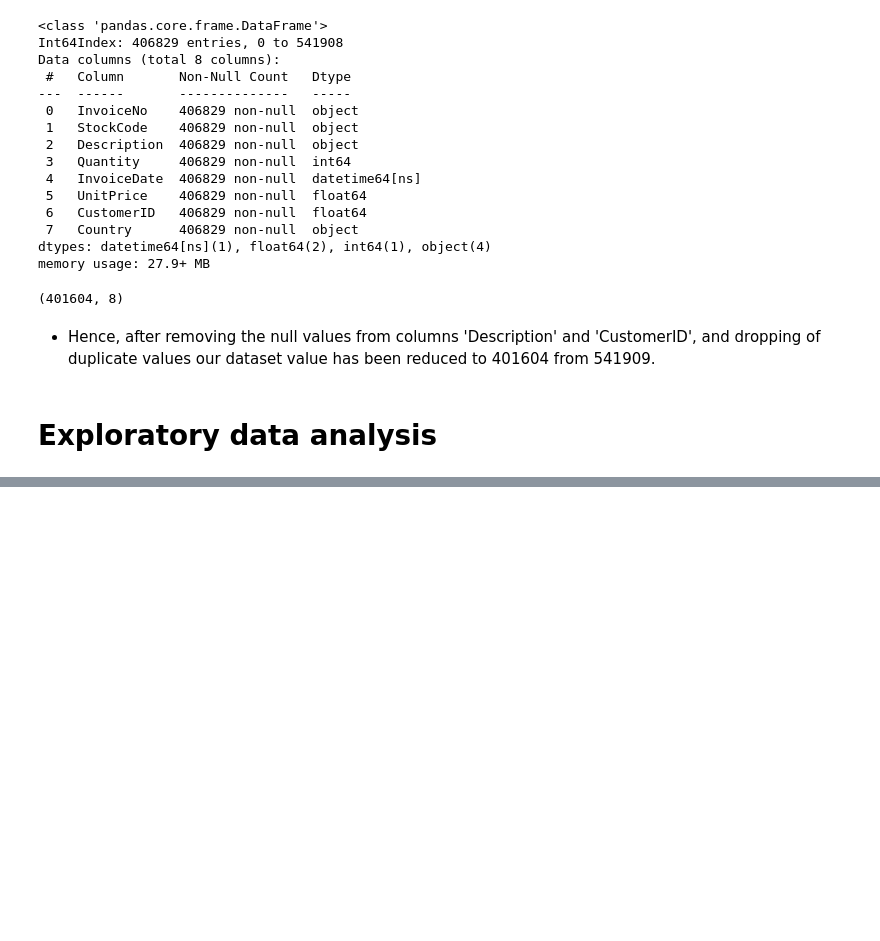
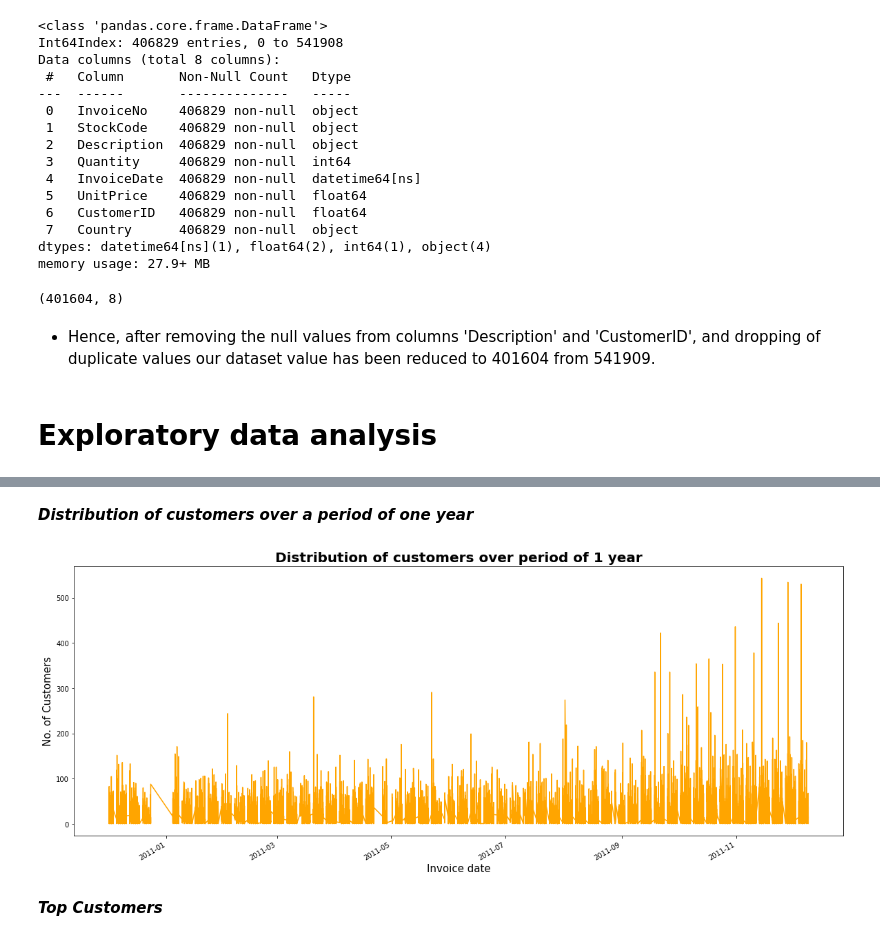
Before and after one commit to Nikkiie/Online-Retail-Customer-Segmentation-Unsupervised, a Jupyter notebook: Online_Retail_Customer_Segmentation_Unsupervised.ipynb, the cells around one changed output, grey strips where cells are left out. Cells and saved outputs as stored; diff of their text form; code cells hidden in the pictures; blank space fills up the shorter version.

```diff
--- a/Online_Retail_Customer_Segmentation_Unsupervised.ipynb
+++ b/Online_Retail_Customer_Segmentation_Unsupervised.ipynb
@@ -209,0 +248,16 @@ df.shape
+# %% [markdown]
+***Distribution of customers over a period of one year***
+# %%
+## customer distribution in 1 year time period
+plt.figure(figsize=(20,8))
+customer_distribution = df.groupby('InvoiceDate').count()['CustomerID'].plot(color='orange')
+
+## Set title and x, y labels
+plt.title('Distribution of customers over period of 1 year', size=20, fontweight='bold')
+plt.xlabel('Invoice date', size=15)
+plt.ylabel('No. of Customers', size=15)
+plt.show()
+# %% [output]
+[figure, added]
+# %% [markdown]
+***Top Customers***
```
Also changed, not shown: parts of 14 cells of this notebook.
